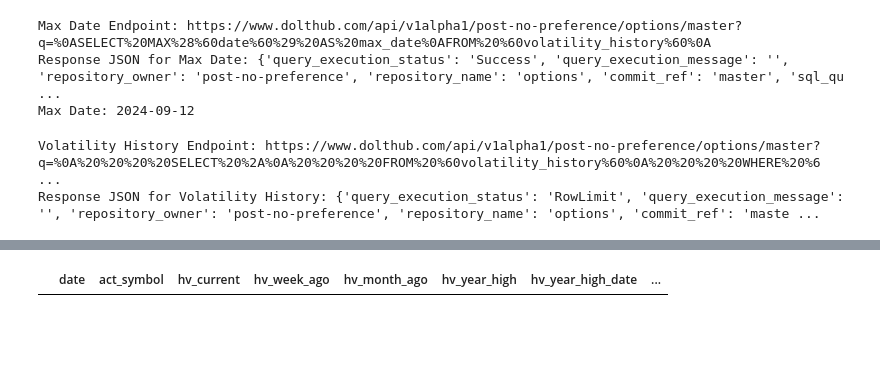
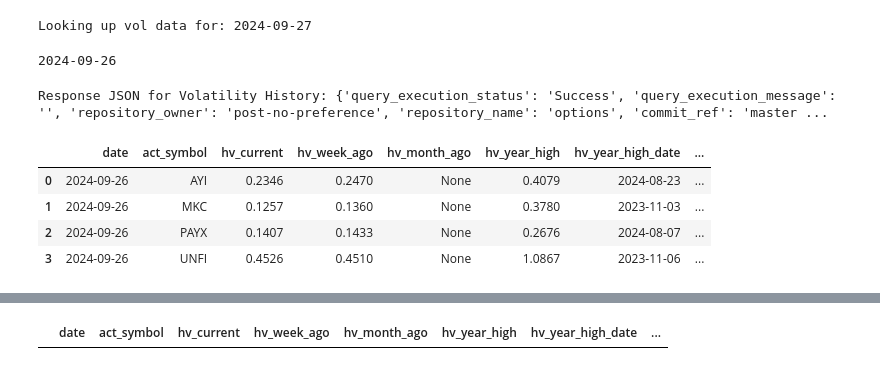
Before and after one commit to lowQuant/IB-Multi-Strategy-ATS, a Jupyter notebook: data_and_research/notebooks/get_earnings.ipynb, the cells around one changed output, grey strips where cells are left out. Saved outputs shown, nothing was run; the diff lists cells and outputs as text; code cells hidden in the pictures; blank space fills up the shorter version.

```diff
--- a/data_and_research/notebooks/get_earnings.ipynb
+++ b/data_and_research/notebooks/get_earnings.ipynb
@@ -120,8 +120,10 @@ data = response.json()
 # Handle the response and convert to a pandas DataFrame if successful
 if data.get('query_execution_status') == 'Success':  # Updated condition to 'Success'
     df = pd.DataFrame(data['rows'])
-    # Display the DataFrame
+    df = df.rename(columns={'act_symbol': 'symbol'})
+    df = df[['symbol', 'date', 'when']]
     print(df)
+    earnings_symbols = df.symbol.tolist()
 else:
     print(f"Query Error: {data.get('query_execution_message')}")
 # %% [output]
@@ -140,9 +150,6 @@ encoded_query_max_date = requests.utils.quote(query_max_date)
 # Set the DoltHub API endpoint and parameters for max date
 endpoint_max_date = f"https://www.dolthub.com/api/v1alpha1/post-no-preference/options/master?q={encoded_query_max_date}"
 
-# Print the endpoint to verify
-print("Max Date Endpoint:", endpoint_max_date)
-
 # Make the request to DoltHub for the max date
 response_max_date = requests.get(endpoint_max_date)
 response_max_date.raise_for_status()  # Check for errors
@@ -150,27 +157,32 @@ response_max_date.raise_for_status()  # Check for errors
 # Convert the response to a pandas DataFrame
 data_max_date = response_max_date.json()
 
-# Debug print the response data
-print("Response JSON for Max Date:", data_max_date)
-
 # Extract the maximum date from the response
 if data_max_date.get('query_execution_status') == 'Success' and data_max_date.get('rows'):
     max_date = data_max_date['rows'][0]['max_date']
-    print("Max Date:", max_date)
+    print("Looking up vol data for:", max_date)
 else:
     print(f"Query Error: {data_max_date.get('query_execution_message')}")
     max_date = None
 # %% [output]
-Max Date Endpoint: https://www.dolthub.com/api/v1alpha1/post-no-preference/options/master?q=%0ASELECT%20MAX%28%60date%60%29%20AS%20max_date%0AFROM%20%60volatility_history%60%0A
-Response JSON for Max Date: {'query_execution_status': 'Success', 'query_execution_message': '', 'repository_owner': 'post-no-preference', 'repository_name': 'options', 'commit_ref': 'master', 'sql_qu ...
-Max Date: 2024-09-12
+Looking up vol data for: 2024-09-27
+# %%
+new_date = get_last_full_trading_day(datetime.strptime(max_date, '%Y-%m-%d').replace(tzinfo=ZoneInfo('UTC')))
+new_date = new_date.strftime('%Y-%m-%d')
+print(new_date)
+# %% [output]
+2024-09-26
 # %%
-if max_date:
-    # Define the SQL query to get volatility history for the max date
+if max_date and earnings_symbols:
+    # Convert earnings_symbols list to a comma-separated string of quoted symbols
+    symbols_str = ', '.join(f"'{symbol}'" for symbol in earnings_symbols)
+
+    # Define the SQL query to get volatility history for the max date and earnings symbols
     query_volatility = f"""
     SELECT *
     FROM `volatility_history`
     WHERE `date` = '{max_date}'
+    AND `act_symbol` IN ({symbols_str})
     ORDER BY `act_symbol` ASC;
     """
     # AND `act_symbol` = {df.act_symbol}
@@ -182,7 +194,7 @@ if max_date:
     endpoint_volatility = f"https://www.dolthub.com/api/v1alpha1/post-no-preference/options/master?q={encoded_query_volatility}"
 
     # Print the endpoint to verify
-    print("Volatility History Endpoint:", endpoint_volatility)
+    # print("Volatility History Endpoint:", endpoint_volatility)
 
     # Make the request to DoltHub for volatility history
     response_volatility = requests.get(endpoint_volatility)
@@ -203,9 +215,16 @@ if max_date:
         else:
             print("No data found for the maximum date.")
     else:
-        print(f"Query Error: {data_volatility.get('query_execution_message')}")
+        df_volatility = pd.DataFrame(data_volatility['rows'])
 else:
     print("No valid max date found.")
 # %% [output]
-Volatility History Endpoint: https://www.dolthub.com/api/v1alpha1/post-no-preference/options/master?q=%0A%20%20%20%20SELECT%20%2A%0A%20%20%20%20FROM%20%60volatility_history%60%0A%20%20%20%20WHERE%20%6 ...
-Response JSON for Volatility History: {'query_execution_status': 'RowLimit', 'query_execution_message': '', 'repository_owner': 'post-no-preference', 'repository_name': 'options', 'commit_ref': 'maste ...
+Response JSON for Volatility History: {'query_execution_status': 'Success', 'query_execution_message': '', 'repository_owner': 'post-no-preference', 'repository_name': 'options', 'commit_ref': 'master ...
+# %%
+df_volatility
+# %% [output]
+|  | date | act_symbol | hv_current | hv_week_ago | hv_month_ago | hv_year_high | hv_year_high_date | ... |
+| 0 | 2024-09-26 | AYI | 0.2346 | 0.2470 | None | 0.4079 | 2024-08-23 | ... |
+| 1 | 2024-09-26 | MKC | 0.1257 | 0.1360 | None | 0.3780 | 2023-11-03 | ... |
+| 2 | 2024-09-26 | PAYX | 0.1407 | 0.1433 | None | 0.2676 | 2024-08-07 | ... |
+| 3 | 2024-09-26 | UNFI | 0.4526 | 0.4510 | None | 1.0867 | 2023-11-06 | ... |
```
Also changed, not shown: parts of 2 cells of this notebook.
